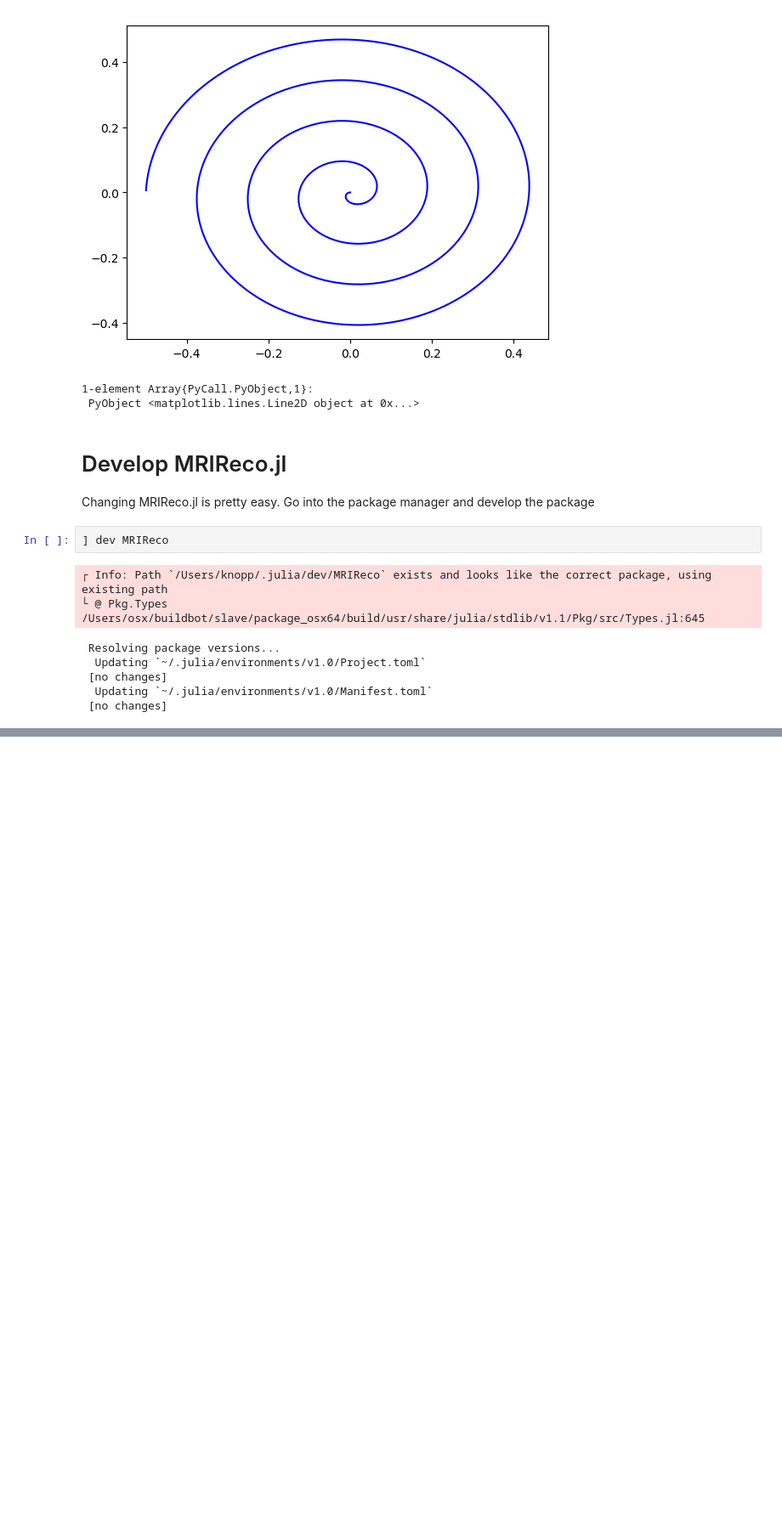
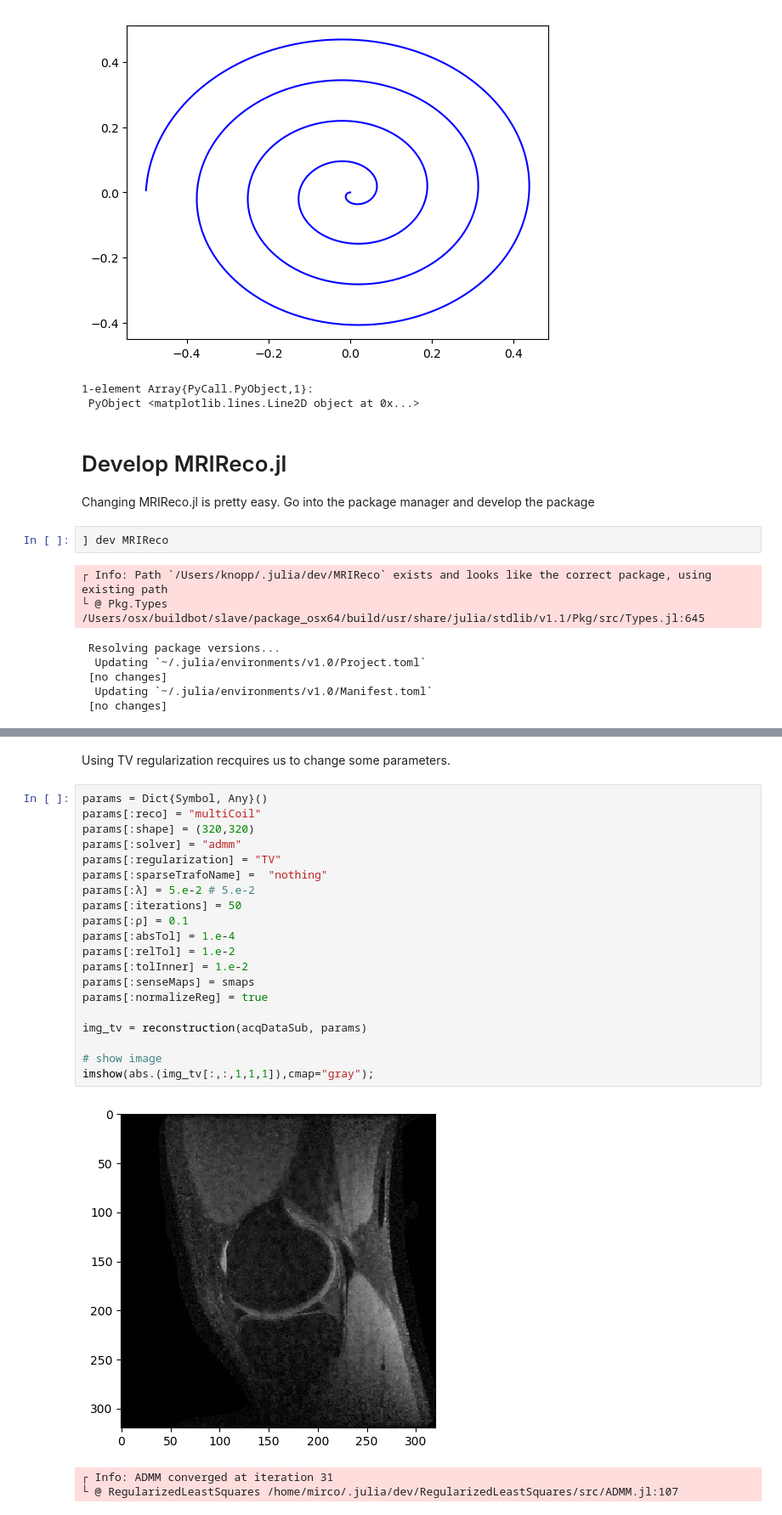
Before and after one commit to MagneticResonanceImaging/MRIRecoTutorial, a Jupyter notebook: MRIReco.ipynb, the cells around one changed output, grey strips where cells are left out. Shown at 85% size. Saved outputs shown, nothing was run; the diff lists cells and outputs as text; blank space fills up the shorter version.

```diff
--- a/MRIReco.ipynb
+++ b/MRIReco.ipynb
@@ -382,0 +483,26 @@ can be circumvented by using the `Revise.jl` package (loo at the Github page)
+# %% [markdown]
+Using TV regularization recquires us to change some parameters.
+# %%
+params = Dict{Symbol, Any}()
+params[:reco] = "multiCoil"
+params[:shape] = (320,320)
+params[:solver] = "admm"
+params[:regularization] = "TV"
+params[:sparseTrafoName] =  "nothing"
+params[:λ] = 5.e-2 # 5.e-2
+params[:iterations] = 50
+params[:ρ] = 0.1
+params[:absTol] = 1.e-4
+params[:relTol] = 1.e-2
+params[:tolInner] = 1.e-2
+params[:senseMaps] = smaps
+params[:normalizeReg] = true
+
+img_tv = reconstruction(acqDataSub, params)
+
+# show image
+imshow(abs.(img_tv[:,:,1,1,1]),cmap="gray");
+# %% [output]
+[figure, added]
+┌ Info: ADMM converged at iteration 31
+└ @ RegularizedLeastSquares /home/mirco/.julia/dev/RegularizedLeastSquares/src/ADMM.jl:107
```
Also changed, not shown: parts of 19 cells of this notebook, 1 other file.
